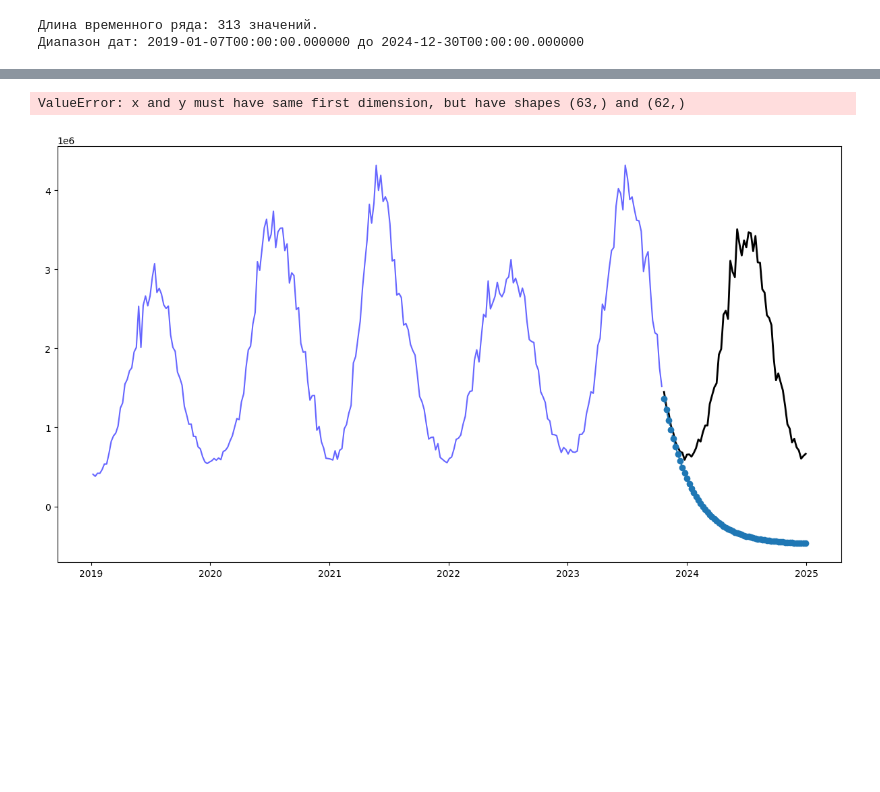
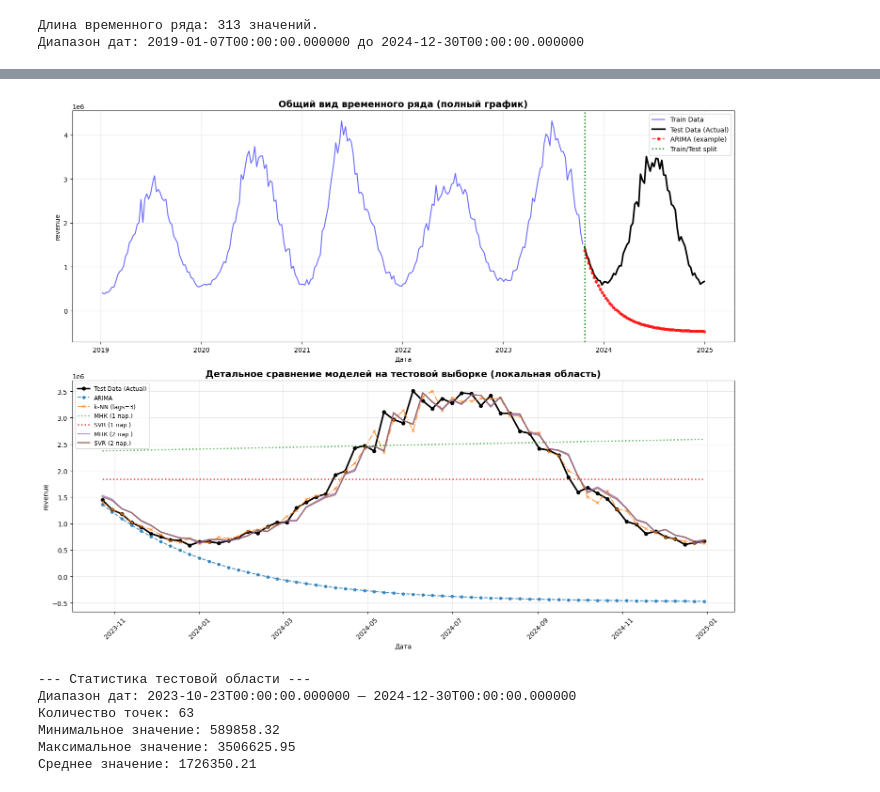
Before and after one commit to Poruch/Data_analysis_with_Python, a Jupyter notebook: Задание_2_Мальшаков_АА_РИС24-3.ipynb, the cells around one changed output, grey strips where cells are left out. Drawn from its saved outputs; the diff is of its cells as text; code cells hidden in the pictures; blank space fills up the shorter version.

```diff
--- a/Задание_2_Мальшаков_АА_РИС24-3.ipynb
+++ b/Задание_2_Мальшаков_АА_РИС24-3.ipynb
@@ -164,31 +187,53 @@ pred_svr2 = svr2_model.predict(X_test_2_scaled)
 # %%
-plt.figure(figsize=(15, 8))
+fig, (ax1, ax2) = plt.subplots(2, 1, figsize=(15, 12))
 
-# Тренировочные и тестовые данные
-plt.plot(dates[:split_idx], y_train, label='Train Data', color='blue', alpha=0.6)
-plt.plot(dates[split_idx:], y_test, label='Test Data (Actual)', color='black', linewidth=2)
+ax1.plot(dates[:split_idx], y_train, label='Train Data', color='blue', alpha=0.6, linewidth=1.5)
+ax1.plot(dates[split_idx:], y_test, label='Test Data (Actual)', color='black', linewidth=2.5)
 
-# Предсказания (приводим к длине test-выборки)
-# Для k-NN и 2-параметрических моделей индекс может немного отличаться из-за dropna(),
-# поэтому строим их по датам из соответствующих тестовых наборов.
+ax1.plot(dates_test, pred_arima, label='ARIMA (example)', linestyle='--', marker='o',
+         color='red', alpha=0.7, markersize=4)
 
-plt.plot(dates_test, pred_arima, label='ARIMA', linestyle='--', marker='o')
-plt.plot(dates_test, pred_knn, label='k-NN (lags=3)', linestyle='-.', marker='x')
-plt.plot(dates_test, pred_mnk, label='МНК (1 пар.)', linestyle=':', alpha=0.8)
-plt.plot(dates_test, pred_svr, label='SVR (1 пар.)', linestyle=':', alpha=0.8)
-plt.plot(test_2[DATETIME_COL] if DATETIME_COL in test_2 else dates[-len(y_test_2):],
-         pred_mnk2, label='МНК (2 пар.)', linestyle='-', alpha=0.7)
-plt.plot(test_2[DATETIME_COL] if DATETIME_COL in test_2 else dates[-len(y_test_2):],
-         pred_svr2, label='SVR (2 пар.)', linestyle='-', alpha=0.7)
+ax1.axvline(x=dates[split_idx], color='green', linestyle=':', linewidth=2,
+            label='Train/Test split')
 
-plt.title('Сравнение моделей прогнозирования')
-plt.xlabel('Дата')
-plt.ylabel(VALUE_COL)
-plt.xticks(rotation=45)
-plt.legend(loc='best')
-plt.grid(True, alpha=0.3)
+ax1.set_title('Общий вид временного ряда (полный график)', fontsize=14, fontweight='bold')
+ax1.set_xlabel('Дата')
+ax1.set_ylabel(VALUE_COL)
+ax1.legend(loc='best')
+ax1.grid(True, alpha=0.3)
+
+ax2.plot(dates_test, y_test, label='Test Data (Actual)', color='black', linewidth=2.5, marker='o', markersize=5)
+
+# Все предсказания на тестовой области
+ax2.plot(dates_test, pred_arima, label='ARIMA', linestyle='--', marker='o', alpha=0.8, markersize=4)
+ax2.plot(dates_test, pred_knn, label='k-NN (lags=3)', linestyle='-.', marker='x', alpha=0.8, markersize=4)
+ax2.plot(dates_test, pred_mnk, label='МНК (1 пар.)', linestyle=':', alpha=0.8, linewidth=2)
+ax2.plot(dates_test, pred_svr, label='SVR (1 пар.)', linestyle=':', alpha=0.8, linewidth=2)
+ax2.plot(dates_test, pred_mnk2, label='МНК (2 пар.)', linestyle='-', alpha=0.7, linewidth=2)
+ax2.plot(dates_test, pred_svr2, label='SVR (2 пар.)', linestyle='-', alpha=0.7, linewidth=2)
+
+ax2.set_title('Детальное сравнение моделей на тестовой выборке (локальная область)',
+              fontsize=14, fontweight='bold')
+ax2.set_xlabel('Дата')
+ax2.set_ylabel(VALUE_COL)
+ax2.legend(loc='best', fontsize=9)
+ax2.grid(True, alpha=0.3)
+ax2.tick_params(axis='x', rotation=45)
+
 plt.tight_layout()
 plt.show()
+
+print(f"\n--- Статистика тестовой области ---")
+print(f"Диапазон дат: {dates_test[0]} — {dates_test[-1]}")
+print(f"Количество точек: {len(y_test)}")
+print(f"Минимальное значение: {y_test.min():.2f}")
+print(f"Максимальное значение: {y_test.max():.2f}")
+print(f"Среднее значение: {y_test.mean():.2f}")
 # %% [output]
+[figure, new version]
-ValueError: x and y must have same first dimension, but have shapes (63,) and (62,)
+--- Статистика тестовой области ---
+Диапазон дат: 2023-10-23T00:00:00.000000 — 2024-12-30T00:00:00.000000
+Количество точек: 63
+Минимальное значение: 589858.32
+Максимальное значение: 3506625.95
+Среднее значение: 1726350.21
-[figure, old version]
```
Also changed, not shown: parts of 10 cells of this notebook.
